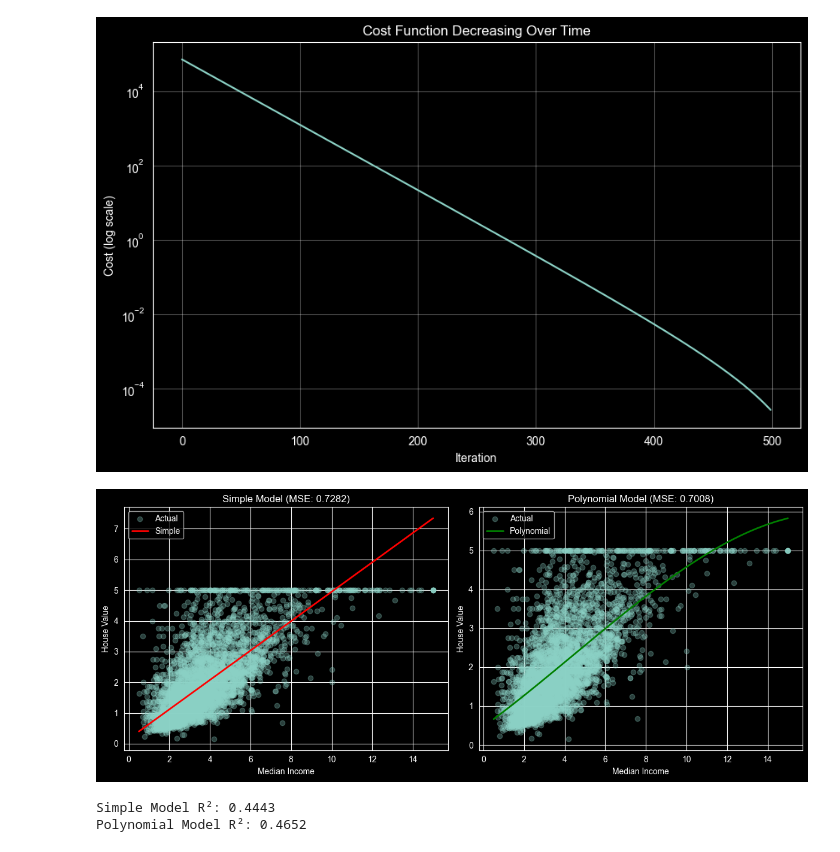
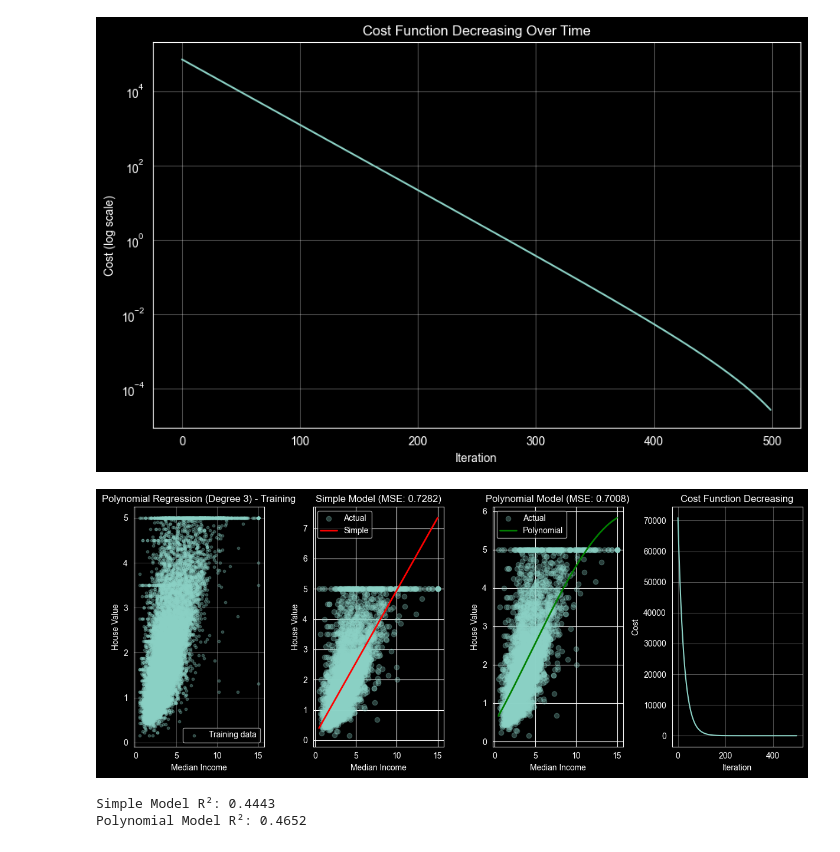
Before and after one commit to Gusky042/California_housing_project, a Jupyter notebook: california_housing_day4.ipynb, the cells around one changed output. Cells and saved outputs as stored; diff of their text form; code cells hidden in the pictures.

```diff
--- a/california_housing_day4.ipynb
+++ b/california_housing_day4.ipynb
@@ -207,39 +207,56 @@ plt.show()
 # %% [output]
 [figure]
 # %%
-# Plot both predictions on the same graph
+# Plot
 plt.figure(figsize=(12, 5))
 
-# Plot 1: Simple Model
-plt.subplot(1, 2, 1)
+# Plot 1: The Train Plot
+plt.subplot(1, 4, 1)
+plt.scatter(X_train_simple, y_train, alpha=0.3, s=10, label='Training data')
+plt.xlabel("Median Income")
+plt.ylabel("House Value")
+plt.title("Polynomial Regression (Degree 3) - Training")
+plt.legend()
+plt.grid(True, alpha=0.3)
+
+
+# Plot 2: Simple Model
+plt.subplot(1, 4, 2)
 plt.scatter(X_test_simple, y_test, alpha=0.3, label='Actual')
 # Sort for smooth line
 sort_idx = np.argsort(X_test_simple.values.flatten())
 X_sorted = X_test_simple.values[sort_idx]
 y_pred_simple_sorted = y_pred_simple[sort_idx]
 plt.plot(X_sorted, y_pred_simple_sorted, 'r-', linewidth=2, label='Simple')
 plt.xlabel("Median Income")
 plt.ylabel("House Value")
 plt.title(f"Simple Model (MSE: {simple_mse:.4f})")
 plt.legend()
 
-# Plot 2: Polynomial Model
-plt.subplot(1, 2, 2)
+# Plot 3: Polynomial Model
+plt.subplot(1, 4, 3)
 plt.scatter(X_test_simple, y_test, alpha=0.3, label='Actual')
 # Sort for smooth line
 sort_idx = np.argsort(X_test_simple.values.flatten())
 X_sorted = X_test_simple.values[sort_idx]
 y_pred_poly_sorted = y_pred_poly[sort_idx]
 plt.plot(X_sorted, y_pred_poly_sorted, 'g-', linewidth=2, label='Polynomial')
 plt.xlabel("Median Income")
 plt.ylabel("House Value")
 plt.title(f"Polynomial Model (MSE: {poly_mse:.4f})")
 plt.legend()
 
+# Plot 4: Cost history
+plt.subplot(1, 4, 4)
+plt.plot(model_poly.cost_history)
+plt.xlabel("Iteration")
+plt.ylabel("Cost")
+plt.title("Cost Function Decreasing")
+plt.grid(True, alpha=0.3)
 plt.tight_layout()
 plt.show()
 # %% [output]
-[figure, old version]
+[figure, new version]
 # %%
 def r_squared(y_true, y_pred):
     ss_res = np.sum((y_true - y_pred) ** 2)
```
Also changed, not shown: 1 other file.
